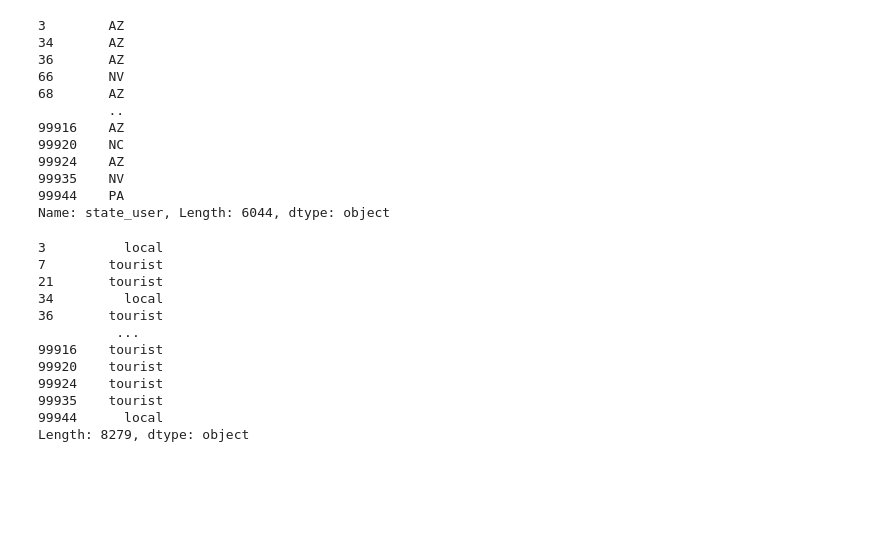
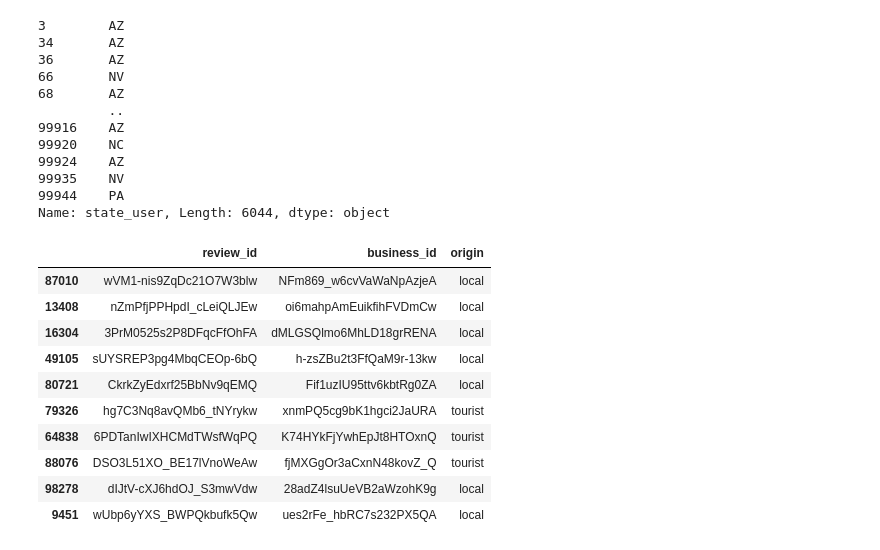
Before and after one commit to askador/data-mining-in-cybersecurity, a Jupyter notebook: data_analysis/quick_data_review/users_reviews.ipynb, the cells around one changed output. Drawn from its saved outputs; the diff is of its cells as text; code cells hidden in the pictures; blank space fills up the shorter version.

Commit message:
added sus users

```diff
--- a/data_analysis/quick_data_review/users_reviews.ipynb
+++ b/data_analysis/quick_data_review/users_reviews.ipynb
@@ -314,28 +314,22 @@ review_user_df['state_user'].dropna()
 99944    PA
 Name: state_user, Length: 6044, dtype: object
 # %%
-test = review_user_df.apply(lambda x:
-    if x.state is None :
-        return 'unknown'
-    if x.state == x.state_user:
-        return 'local'
-    else:
-        return 'tourist',
+review_user_df['origin'] = review_user_df.apply(lambda x:
+    'unknown' if x.state is None or x.state_user is None else
+    'local' if x.state == x.state_user
+    else 'tourist',
     axis=1)
-
-test
-# review_user_df = review_user_df.drop(['state', 'state_user'])
-# review_user_df
-# %% [output]
-3          local
-7        tourist
-21       tourist
-34         local
-36       tourist
-          ...
-99916    tourist
-99920    tourist
-99924    tourist
-99935    tourist
-99944      local
-Length: 8279, dtype: object
+# %%
+review_user_df[['review_id', 'business_id', 'origin']].sample(10)
+# %% [output]
+|  | review_id | business_id | origin |
+| 87010 | wVM1-nis9ZqDc21O7W3blw | NFm869_w6cvVaWaNpAzjeA | local |
+| 13408 | nZmPfjPPHpdI_cLeiQLJEw | oi6mahpAmEuikfihFVDmCw | local |
+| 16304 | 3PrM0525s2P8DFqcFfOhFA | dMLGSQlmo6MhLD18grRENA | local |
+| 49105 | sUYSREP3pg4MbqCEOp-6bQ | h-zsZBu2t3FfQaM9r-13kw | local |
+| 80721 | CkrkZyEdxrf25BbNv9qEMQ | Fif1uzIU95ttv6kbtRg0ZA | local |
+| 79326 | hg7C3Nq8avQMb6_tNYrykw | xnmPQ5cg9bK1hgci2JaURA | tourist |
+| 64838 | 6PDTanIwIXHCMdTWsfWqPQ | K74HYkFjYwhEpJt8HTOxnQ | tourist |
+| 88076 | DSO3L51XO_BE17lVnoWeAw | fjMXGgOr3aCxnN48kovZ_Q | tourist |
+| 98278 | dIJtV-cXJ6hdOJ_S3mwVdw | 28adZ4lsuUeVB2aWzohK9g | local |
+| 9451 | wUbp6yYXS_BWPQkbufk5Qw | ues2rFe_hbRC7s232PX5QA | local |
```
Also changed, not shown: parts of 17 cells of this notebook, 2 other files.
